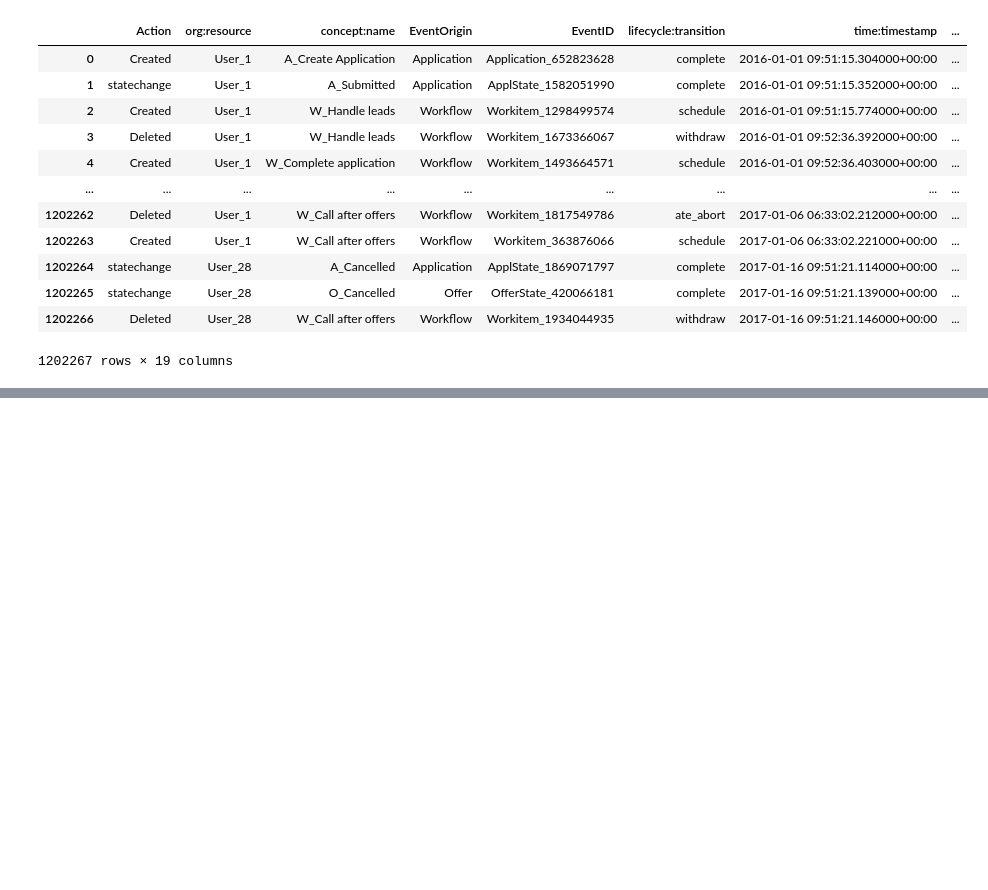
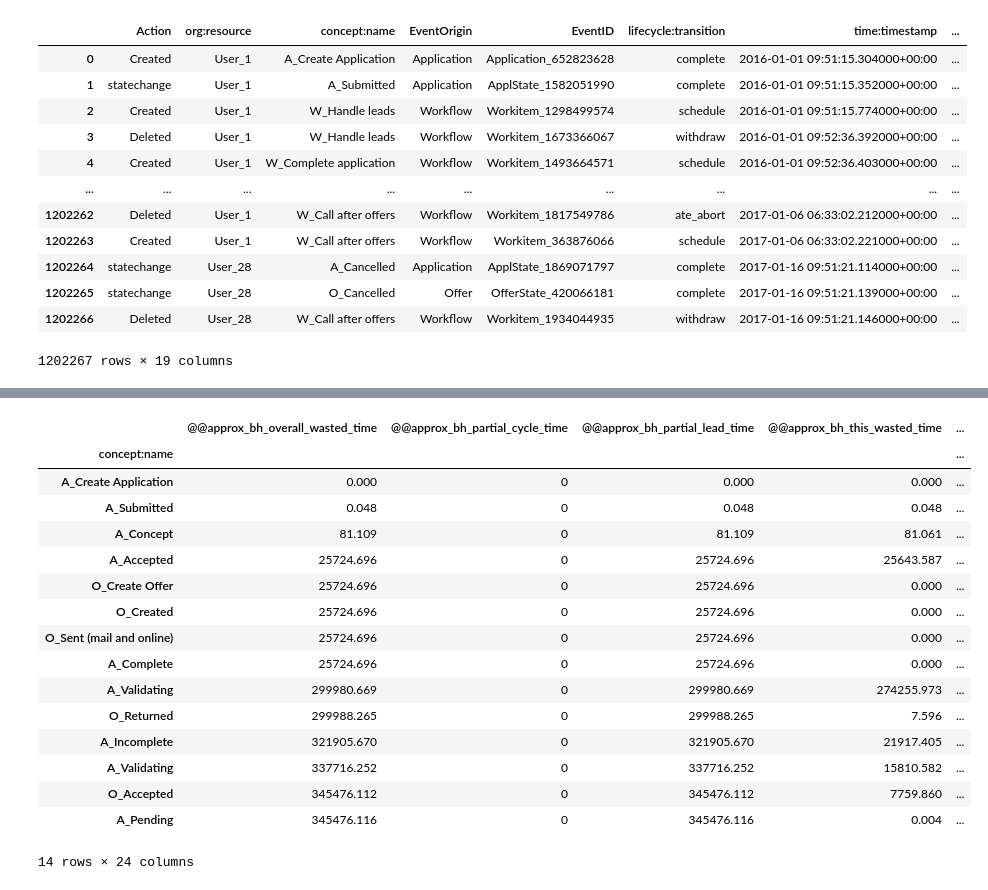
Before and after one commit to Lohar0/Process-Mining, a Jupyter notebook: Process_Mining_notebook_1.ipynb, the cells around one changed output, grey strips where cells are left out. Saved outputs shown, nothing was run; the diff lists cells and outputs as text; code cells hidden in the pictures; blank space fills up the shorter version.

```diff
--- a/Process_Mining_notebook_1.ipynb
+++ b/Process_Mining_notebook_1.ipynb
@@ -57,0 +77,20 @@ new_time = time_delta.loc[~time_delta.isnull()] #doesn't actually do anything no
+# %%
+pd.DataFrame(enriched_log[0]).set_index('concept:name')
+# %% [output]
+|  | @@approx_bh_overall_wasted_time | @@approx_bh_partial_cycle_time | @@approx_bh_partial_lead_time | @@approx_bh_this_wasted_time | ... |
+| concept:name |  |  |  |  | ... |
+| A_Create Application | 0.000 | 0 | 0.000 | 0.000 | ... |
+| A_Submitted | 0.048 | 0 | 0.048 | 0.048 | ... |
+| A_Concept | 81.109 | 0 | 81.109 | 81.061 | ... |
+| A_Accepted | 25724.696 | 0 | 25724.696 | 25643.587 | ... |
+| O_Create Offer | 25724.696 | 0 | 25724.696 | 0.000 | ... |
+| O_Created | 25724.696 | 0 | 25724.696 | 0.000 | ... |
+| O_Sent (mail and online) | 25724.696 | 0 | 25724.696 | 0.000 | ... |
+| A_Complete | 25724.696 | 0 | 25724.696 | 0.000 | ... |
+| A_Validating | 299980.669 | 0 | 299980.669 | 274255.973 | ... |
+| O_Returned | 299988.265 | 0 | 299988.265 | 7.596 | ... |
+| A_Incomplete | 321905.670 | 0 | 321905.670 | 21917.405 | ... |
+| A_Validating | 337716.252 | 0 | 337716.252 | 15810.582 | ... |
+| O_Accepted | 345476.112 | 0 | 345476.112 | 7759.860 | ... |
+| A_Pending | 345476.116 | 0 | 345476.116 | 0.004 | ... |
+14 rows × 24 columns
```
Also changed, not shown: parts of 5 cells of this notebook.
